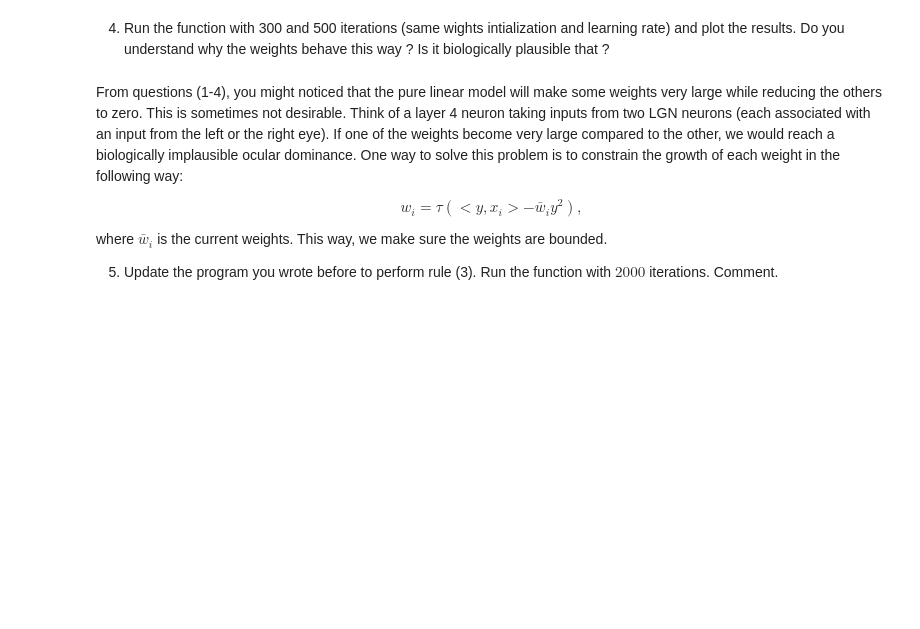
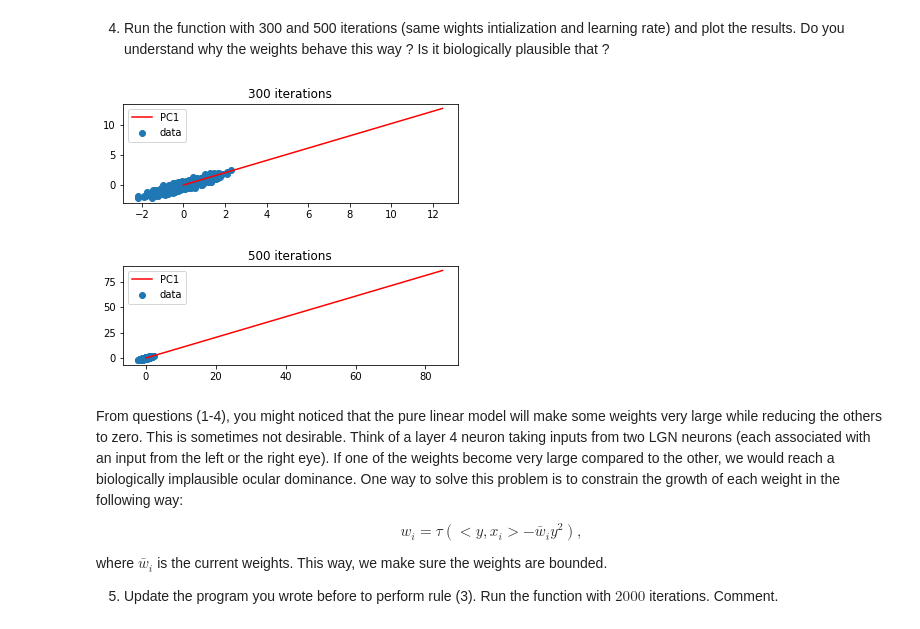
Before and after one commit to Jingkang1020/Jingkang1020, a Jupyter notebook: Unsupervised_Learning_Assignment.ipynb, the cells around one changed output. Saved outputs shown, nothing was run; the diff lists cells and outputs as text; code cells hidden in the pictures; blank space fills up the shorter version.

```diff
--- a/Unsupervised_Learning_Assignment.ipynb
+++ b/Unsupervised_Learning_Assignment.ipynb
@@ -73,3 +112,33 @@ np.random.seed(1)
+# %%
+# Set random seed for reproducibility
+np.random.seed(1)
+
+# CODE and Answer here
+nb_samples1 = 300
+nb_samples2 = 500
+weights1 = W_estimater(nb_samples1,lrate,m)
+weights2 = W_estimater(nb_samples2,lrate,m)
+
+plt.subplot(2, 1, 1)
+plt.plot([0, weights1[0, nb_samples1-1]] , [0, weights1[1, nb_samples1-1]],color="r", label= 'PC1')
+plt.scatter(inputdata[0], inputdata[1], label = 'data')
+plt.legend()
+plt.title('300 iterations')
+plt.show()
+
+plt.subplot(2, 1, 2)
+plt.plot([0, weights2[0, nb_samples2-1]] , [0, weights2[1, nb_samples2-1]],color="r", label= 'PC1')
+plt.scatter(inputdata[0], inputdata[1], label = 'data')
+plt.legend()
+plt.title('500 iterations')
+plt.show()
+
+# w value was exponentially increased
+#This is because the solusion fo differential equision (3) is w_0*exp(λt)
+# This means that the weight will increase to infinity and biologically no plausible.
+# %% [output]
+[figure, added]
+[figure, added]
 # %% [markdown]
 From questions (1-4), you might noticed that the pure linear model will make some weights very large while reducing the others to zero. This is sometimes not desirable. Think of a layer 4 neuron taking inputs from two LGN neurons (each associated with an input from the left or the right eye). If one of the weights become very large compared to the other, we would reach a biologically implausible ocular dominance. One way to solve this problem is to constrain the growth of each weight in the following way:
 
```
Also changed, not shown: parts of 16 cells of this notebook.
